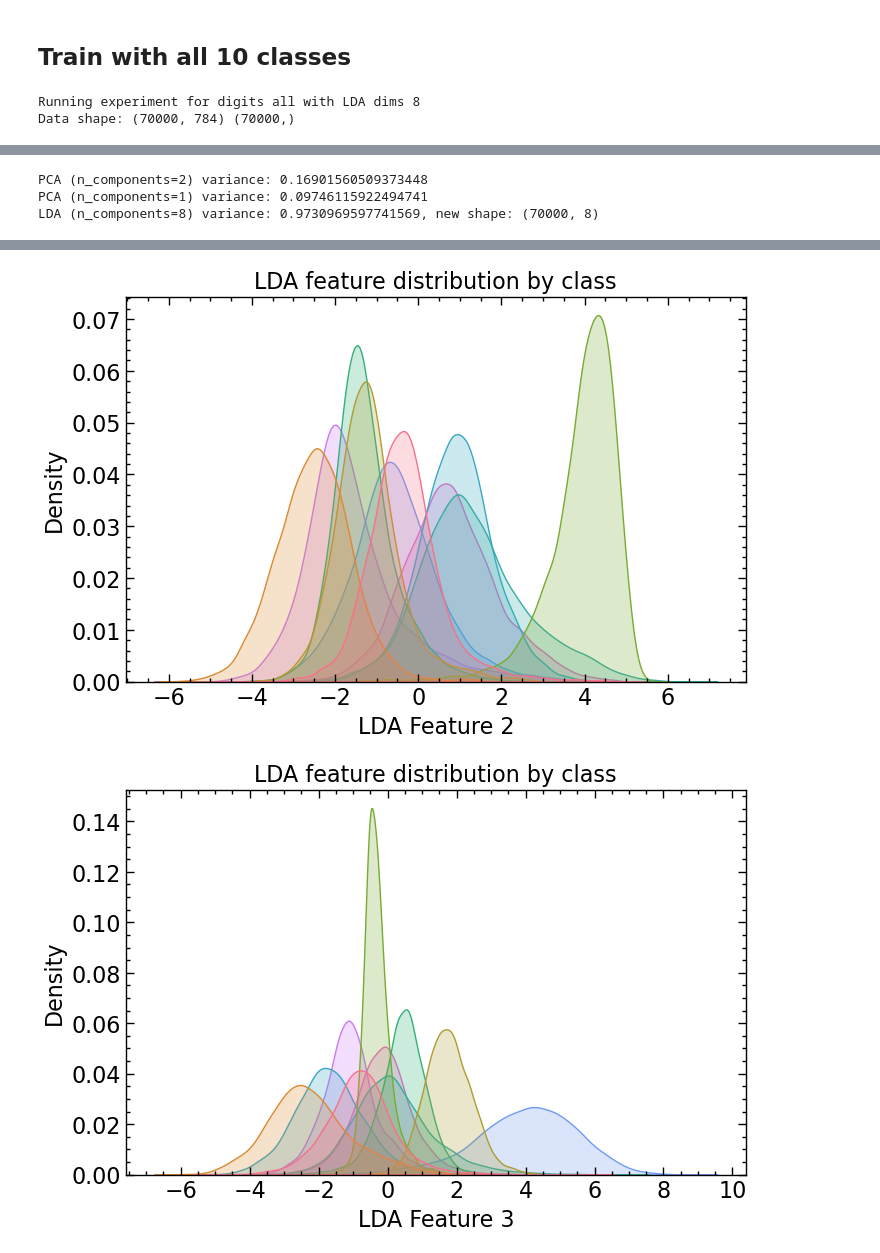
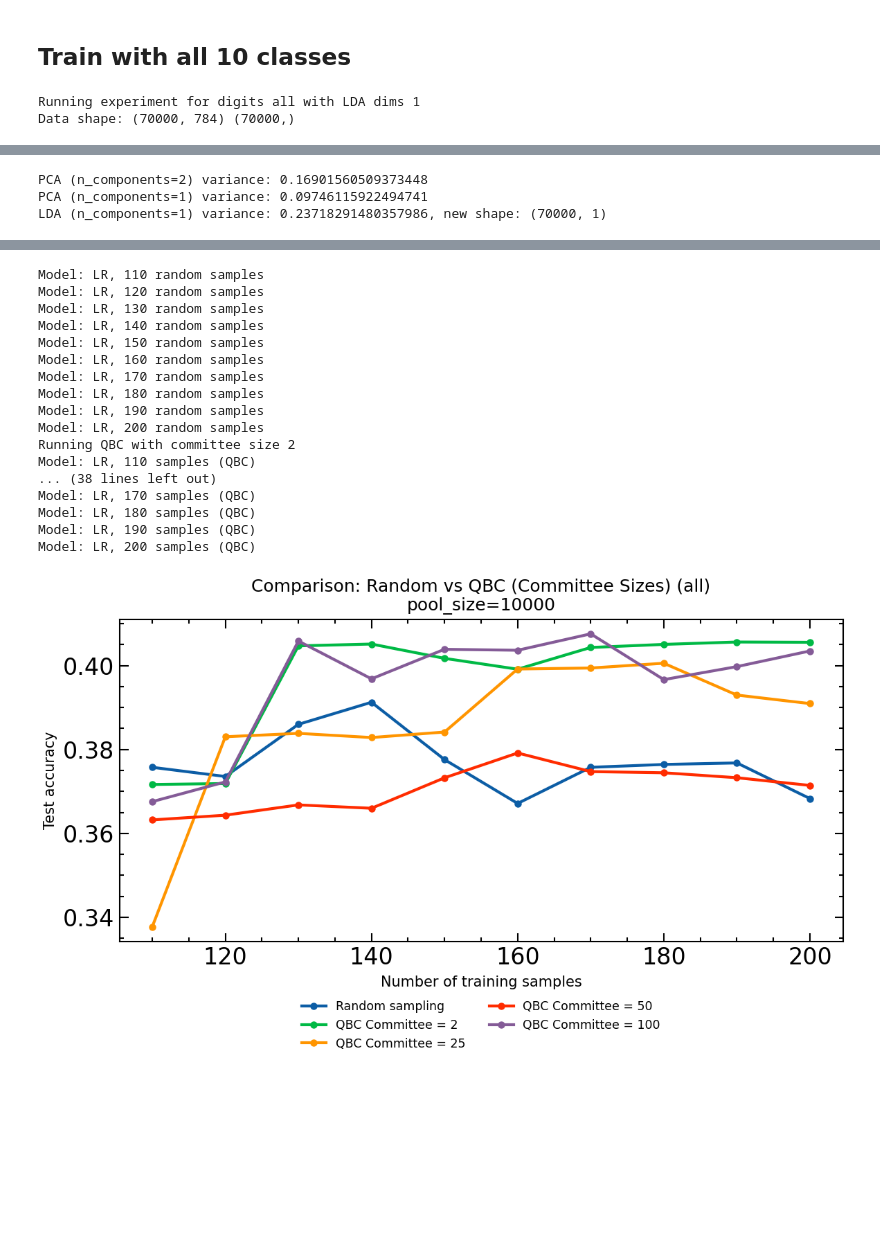
Before and after one commit to amapy-00/miniproject_2_02463, a Jupyter notebook: main.ipynb, the cells around one changed output, grey strips where cells are left out. Saved outputs shown, nothing was run; the diff lists cells and outputs as text; code cells hidden in the pictures; blank space fills up the shorter version.

```diff
--- a/main.ipynb
+++ b/main.ipynb
@@ -76,11 +73,11 @@ Model: LR, 60 samples (QBC)
 # %%
 # Experiment 3: All digits; LDA with 8 components; different active learning parameters
 exp3_params = {'initial_samples': 100, 'added_samples': 10, 'num_iterations': 10, 'committee_sizes': [2,25,50,100]}
-run_experiment("all", lda_dims=8, active_params=exp3_params, legend_labels=('Random sampling', 'QBC'))
+run_experiment("all", lda_dims=1, active_params=exp3_params, legend_labels=('Random sampling', 'QBC'))
 # %% [output]
-Running experiment for digits all with LDA dims 8
+Running experiment for digits all with LDA dims 1
 Data shape: (70000, 784) (70000,)
 [figure]
 PCA (n_components=2) variance: 0.16901560509373448
 PCA (n_components=1) variance: 0.09746115922494741
-LDA (n_components=8) variance: 0.9730969597741569, new shape: (70000, 8)
+LDA (n_components=1) variance: 0.23718291480357986, new shape: (70000, 1)
@@ -88,2 +85,18 @@ LDA (n_components=8) variance: 0.9730969597741569, new shape: (70000, 8)
+Model: LR, 110 random samples
+Model: LR, 120 random samples
+Model: LR, 130 random samples
+Model: LR, 140 random samples
+Model: LR, 150 random samples
+Model: LR, 160 random samples
+Model: LR, 170 random samples
+Model: LR, 180 random samples
+Model: LR, 190 random samples
+Model: LR, 200 random samples
+Running QBC with committee size 2
+Model: LR, 110 samples (QBC)
+... (38 lines left out)
+Model: LR, 170 samples (QBC)
+Model: LR, 180 samples (QBC)
+Model: LR, 190 samples (QBC)
+Model: LR, 200 samples (QBC)
-[figure, old version]
+[figure, new version]
-[figure, removed]
```
Also changed, not shown: parts of 4 cells of this notebook.
